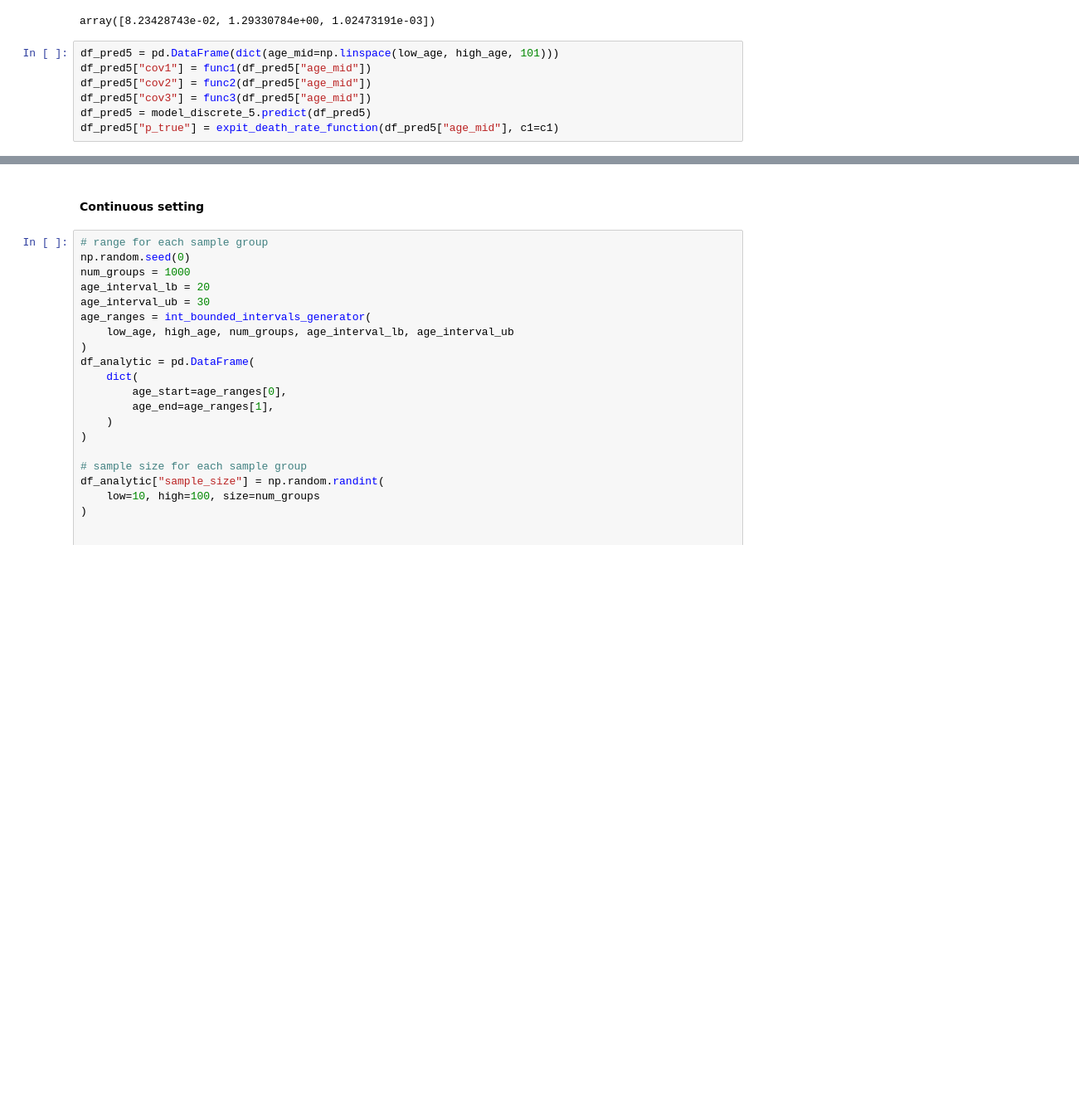
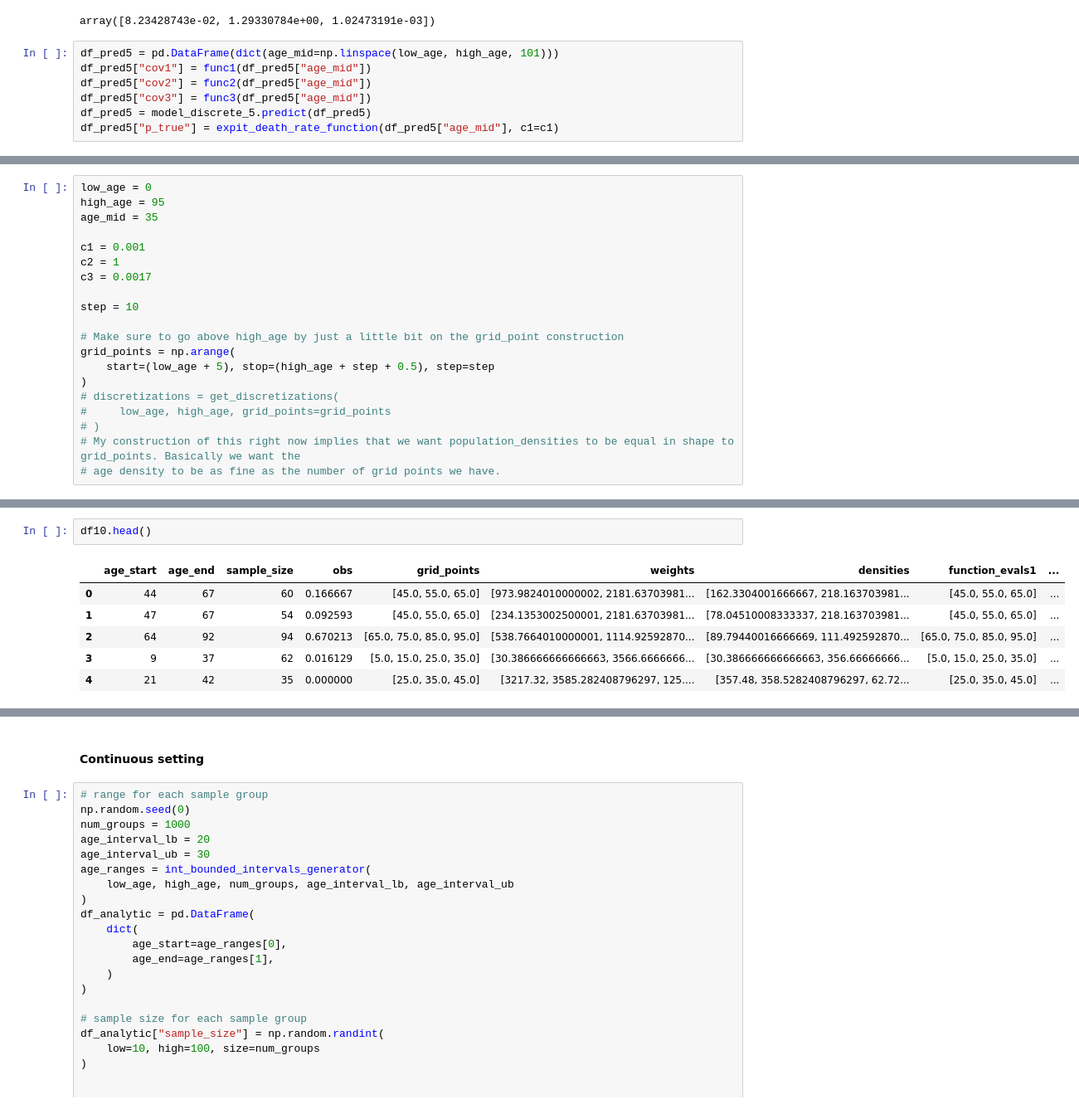
Before and after one commit to ihmeuw-msca/integral-functions, a Jupyter notebook: notebooks/simulation_finite.ipynb, the cells around one changed output, grey strips where cells are left out. Shown at 83% size. Drawn from its saved outputs; the diff is of its cells as text; blank space fills up the shorter version.

```diff
--- a/notebooks/simulation_finite.ipynb
+++ b/notebooks/simulation_finite.ipynb
@@ -368,0 +361,20 @@ df_pred5["p_true"] = expit_death_rate_function(df_pred5["age_mid"], c1=c1)
+# %%
+low_age = 0
+high_age = 95
+age_mid = 35
+
+c1 = 0.001
+c2 = 1
+c3 = 0.0017
+
+step = 10
+
+# Make sure to go above high_age by just a little bit on the grid_point construction
+grid_points = np.arange(
+    start=(low_age + 5), stop=(high_age + step + 0.5), step=step
+)
+# discretizations = get_discretizations(
+#     low_age, high_age, grid_points=grid_points
+# )
+# My construction of this right now implies that we want population_densities to be equal in shape to grid_points. Basically we want the
+# age density to be as fine as the number of grid points we have.
@@ -368,0 +461,9 @@ df_pred5["p_true"] = expit_death_rate_function(df_pred5["age_mid"], c1=c1)
+# %%
+df10.head()
+# %% [output]
+|  | age_start | age_end | sample_size | obs | grid_points | weights | densities | function_evals1 | ... |
+| 0 | 44 | 67 | 60 | 0.166667 | [45.0, 55.0, 65.0] | [973.9824010000002, 2181.63703981... | [162.3304001666667, 218.163703981... | [45.0, 55.0, 65.0] | ... |
+| 1 | 47 | 67 | 54 | 0.092593 | [45.0, 55.0, 65.0] | [234.1353002500001, 2181.63703981... | [78.04510008333337, 218.163703981... | [45.0, 55.0, 65.0] | ... |
+| 2 | 64 | 92 | 94 | 0.670213 | [65.0, 75.0, 85.0, 95.0] | [538.7664010000001, 1114.92592870... | [89.79440016666669, 111.492592870... | [65.0, 75.0, 85.0, 95.0] | ... |
+| 3 | 9 | 37 | 62 | 0.016129 | [5.0, 15.0, 25.0, 35.0] | [30.386666666666663, 3566.6666666... | [30.386666666666663, 356.66666666... | [5.0, 15.0, 25.0, 35.0] | ... |
+| 4 | 21 | 42 | 35 | 0.000000 | [25.0, 35.0, 45.0] | [3217.32, 3585.282408796297, 125.... | [357.48, 358.5282408796297, 62.72... | [25.0, 35.0, 45.0] | ... |
```
Also changed, not shown: parts of 12 cells of this notebook, 1 other file.
